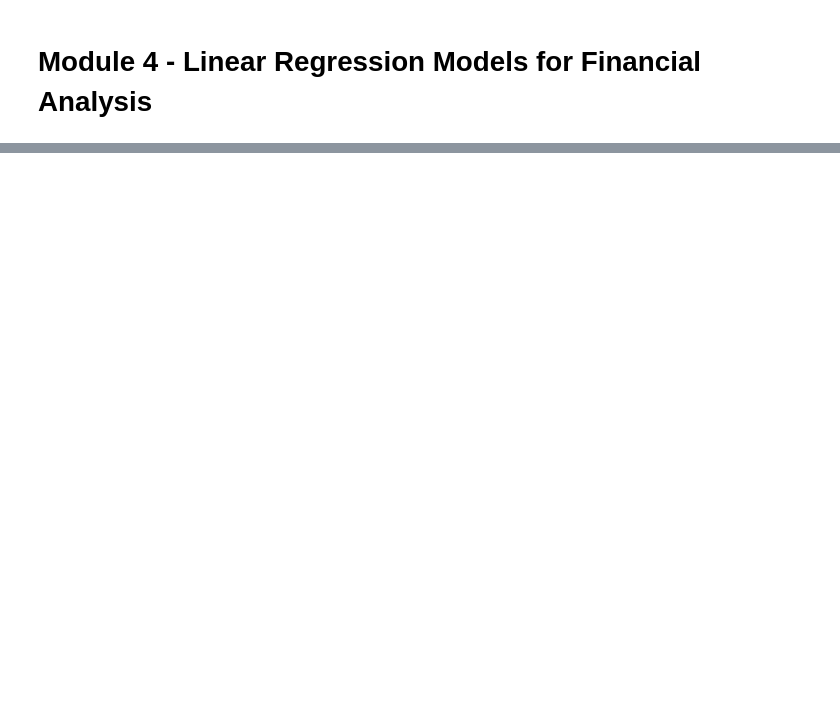
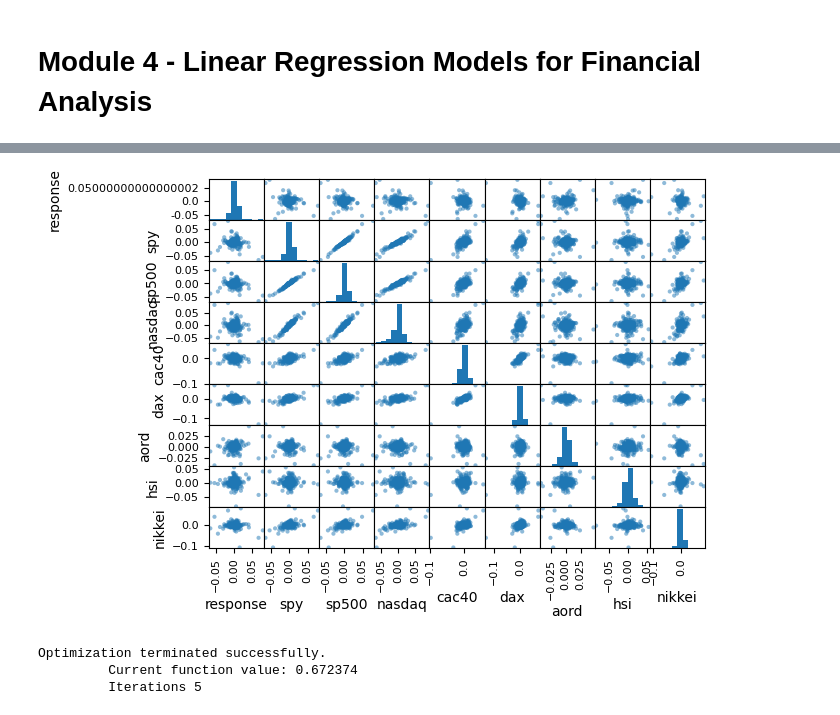
Before and after one commit to Acouvertier/phase_0_quant_foundations, a Jupyter notebook: phase_1_hku.ipynb, the cells around one changed output, grey strips where cells are left out. Saved outputs shown, nothing was run; the diff lists cells and outputs as text; code cells hidden in the pictures; blank space fills up the shorter version.

```diff
--- a/phase_1_hku.ipynb
+++ b/phase_1_hku.ipynb
@@ -201,19 +199,25 @@ def set_date_index(df):
 # %%
-def update_datetime(df,name,isAsian):
-    local_df = set_date_index(df)
-    if isAsian:
-        predictor_df = local_df['close']-local_df['open']
-        return pd.DataFrame(data=predictor_df,index=predictor_df.index,columns=[name])
+def predictor_value(df,name,isAsian):
+    local_df = df.copy()
+    if isAsian == 2:
+        predictor_df = (local_df['Close']-local_df['Open'])/local_df['Open']
+        return pd.DataFrame(data=predictor_df.to_numpy(),index=predictor_df.index,columns=[name])
     else:
-        predictor_df = local_df['open']-local_df['open'].shift(periods=1)
+        predictor_df = local_df['Open'].pct_change()
         return pd.DataFrame(data=predictor_df.to_numpy(),index=predictor_df.index,columns=[name])
 # %%
-predictor_data = [spy_data, sp500_data, nasdaq_data, cac40_data, dax_data, aord_data, hsi_data, nikkei_data]
-predictor_region = [False, False, False, False, False, True, True, True]
+predictor_data = [strip_timezone(i) for i in [spy_data, sp500_data, nasdaq_data, cac40_data, dax_data, aord_data, hsi_data, nikkei_data]]
+predictor_region = [0, 0, 0, 1, 1, 1, 2, 2]
 predictor_name = ['spy','sp500','nasdaq','cac40','dax','aord','hsi','nikkei']
 
-processed_data = pd.DataFrame((set_date_index(spy_data)['open'].shift(periods=-1)-set_date_index(spy_data)['open']).to_numpy(),index=set_date_index(spy_data).index,columns=['response'])
+
+response_data = predictor_data[0]
+processed_data = pd.DataFrame((response_data['Open'].pct_change().shift(-1)).to_numpy(),index=response_data.index,columns=['response'])
 # %%
-for i in range(8):
-    new_data = update_datetime(predictor_data[i],predictor_name[i],predictor_region[i])
-    processed_data.merge(new_data,how='left',on='date')
+for i in range(len(predictor_data)):
+    current_data = predictor_data[i].copy()
+    current_name = predictor_name[i]
+    current_region = predictor_region[i]
+
+    new_data = predictor_value(current_data,current_name,current_region)
+    processed_data = processed_data.merge(new_data,how='left',on='Date')
@@ -238,0 +238,5 @@ processed_data
+# %%
+#Remove the nan values associated with alignment issues from pct_change calculation
+processed_data.drop([processed_data.index[0],processed_data.index[-1]],axis=0,inplace=True)
+#For missed days, input 0 to indicate no change
+processed_data.fillna(0,inplace=True)
@@ -238,0 +263,4 @@ processed_data
+# %%
+_ = pd.plotting.scatter_matrix(processed_data)
+# %% [output]
+[figure, added]
@@ -238,0 +271,19 @@ processed_data
+# %%
+from sklearn.preprocessing import StandardScaler
+
+scaler = StandardScaler()
+X_train_scaled = scaler.fit_transform(X_train)
+X_test_scaled = scaler.transform(X_test)
+
+y_train_binary = (np.sign(y_train) + 1)/2
+y_test_binary = (np.sign(y_test) + 1)/2
+
+model_log = sm.Logit(y_train_binary,X_train_scaled)
+result_log = model_log.fit()
+
+model_ols = sm.OLS(y_train,X_train)
+result_ols = model_ols.fit()
+# %% [output]
+Optimization terminated successfully.
+         Current function value: 0.672374
+         Iterations 5
```
Also changed, not shown: parts of 23 cells of this notebook, 1 other file.
